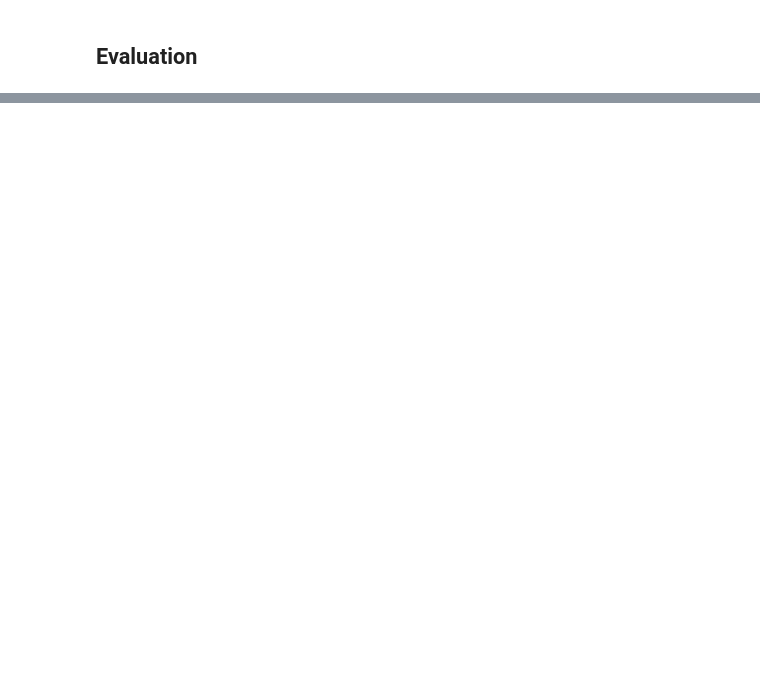
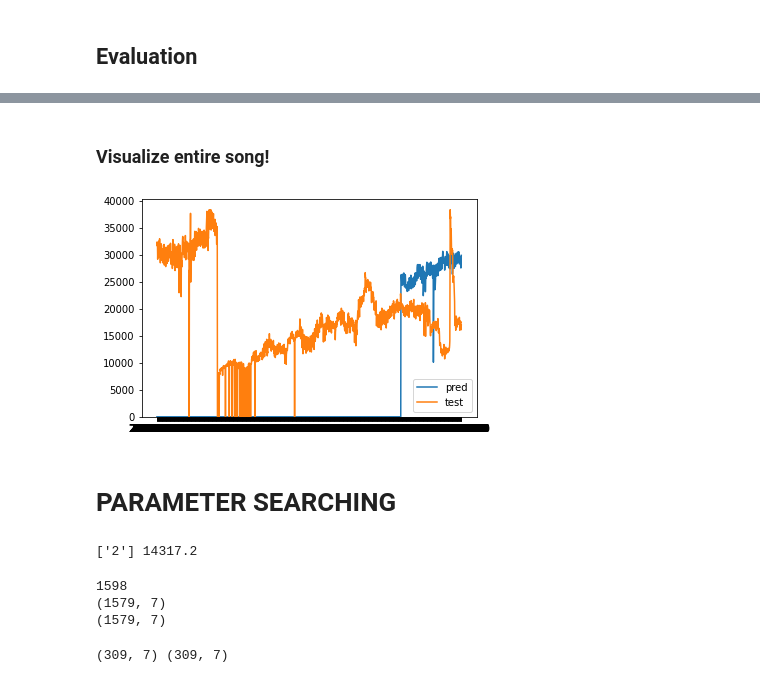
Before and after one commit to Mjloturco/musicstreamnet, a Jupyter notebook: Parallel_Input.ipynb, the cells around one changed output, grey strips where cells are left out. Cells and saved outputs as stored; diff of their text form; code cells hidden in the pictures; blank space fills up the shorter version.

```diff
--- a/Parallel_Input.ipynb
+++ b/Parallel_Input.ipynb
@@ -324,8 +415,11 @@ def evaluate_forecast(y_test_inverse, yhat_inverse):
 # %%
 yhat = model.predict(test, verbose=0)
 
-# yhat_inverse, y_test_inverse = inverse_transform(y_test, yhat)
+# fix this eventually to re-scale data
+yhat_inverse, y_test_inverse = inverse_transform(y_test, yhat)
 
-print(y_test_inverse.shape, yhat_inverse.shape, yhat.shape)
-# evaluate_forecast(y_test_inverse, yhat_inverse)
+# print(y_test_inverse.shape, yhat_inverse.shape, yhat.shape)
+forecast = evaluate_forecast(y_test_inverse, yhat_inverse)
+
+print(forecast)
 # %% [output]
@@ -371,3 +484,25 @@ plt.show()
 # plt.plot(timesteps[-304:], y_test[:, 0, 16], label='test')
 # plt.legend()
 # plt.show()
+# %% [markdown]
+### Visualize entire song!
+# %%
+ntimesteps = yhat.shape[0]
+
+# fitting entire song
+ytrn, ytst = inverse_transform(y_train, y_test)
+pred_plt = np.pad(yhat_inverse, ((1278,0), (0, 0)), 'constant')
+test_plt = np.append(ytrn, ytst, axis=0)
+
+ntimesteps = 1595
+# plot
+song_idx = 0
+fig, axs = plt.subplots(1, 1)
+axs.plot(timesteps[-ntimesteps:], pred_plt[:, song_idx], label='pred')
+axs.plot(timesteps[-ntimesteps:], test_plt[:, song_idx], label='test')
+
+plt.ylim(bottom=0)
+plt.legend()
+plt.show()
+# %% [output]
+[figure, added]
@@ -373,0 +533,2 @@ plt.show()
+# %% [markdown]
+# PARAMETER SEARCHING
@@ -373,0 +576,7 @@ plt.show()
+# %%
+min_rmse = min(rmse_dict.values())
+res = [key for key in rmse_dict if rmse_dict[key] == min_rmse]
+
+print(res, min_rmse)
+# %% [output]
+['2'] 14317.2
@@ -373,0 +692,15 @@ plt.show()
+# %%
+print(len(timesteps))
+
+ytrn, ytst = inverse_transform(y_train, y_test)
+print(np.append(ytrn, ytst, axis=0).shape) # for 'test'
+# print(np.pad(yhat_inverse, ((0, 0),(2, 0),(0, 0)), 'constant').shape)
+print(np.pad(yhat_inverse, ((1270, 0), (0, 0)), 'constant').shape) # for 'pred'
+# %% [output]
+1598
+(1579, 7)
+(1579, 7)
+# %%
+print(yhat_inverse.shape, y_test_inverse.shape)
+# %% [output]
+(309, 7) (309, 7)
```
Also changed, not shown: parts of 26 cells of this notebook.
